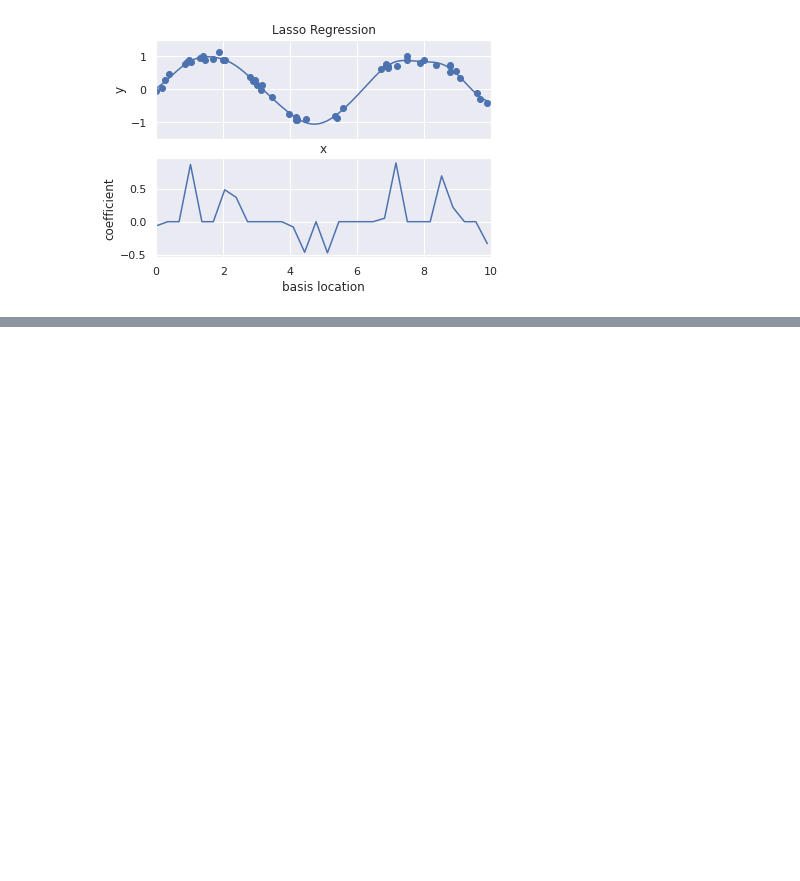
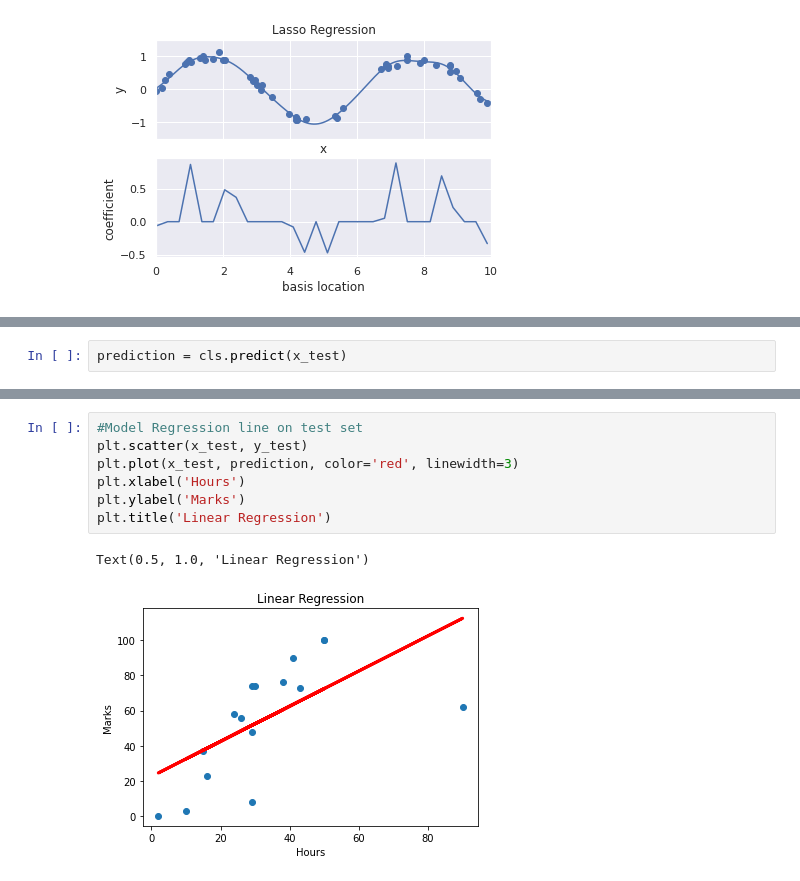
Before and after one commit to chandra-sekar-1983/RegressionAnalysis, a Jupyter notebook: LinearRegression.ipynb, the cells around one changed output, grey strips where cells are left out. Drawn from its saved outputs; the diff is of its cells as text; blank space fills up the shorter version.

```diff
--- a/LinearRegression.ipynb
+++ b/LinearRegression.ipynb
@@ -234,0 +297,2 @@ basis_plot(model, title='Lasso Regression')
+# %%
+prediction = cls.predict(x_test)
@@ -234,0 +314,10 @@ basis_plot(model, title='Lasso Regression')
+# %%
+#Model Regression line on test set
+plt.scatter(x_test, y_test)
+plt.plot(x_test, prediction, color='red', linewidth=3)
+plt.xlabel('Hours')
+plt.ylabel('Marks')
+plt.title('Linear Regression')
+# %% [output]
+Text(0.5, 1.0, 'Linear Regression')
+[figure, added]
```
Also changed, not shown: parts of 13 cells of this notebook.
